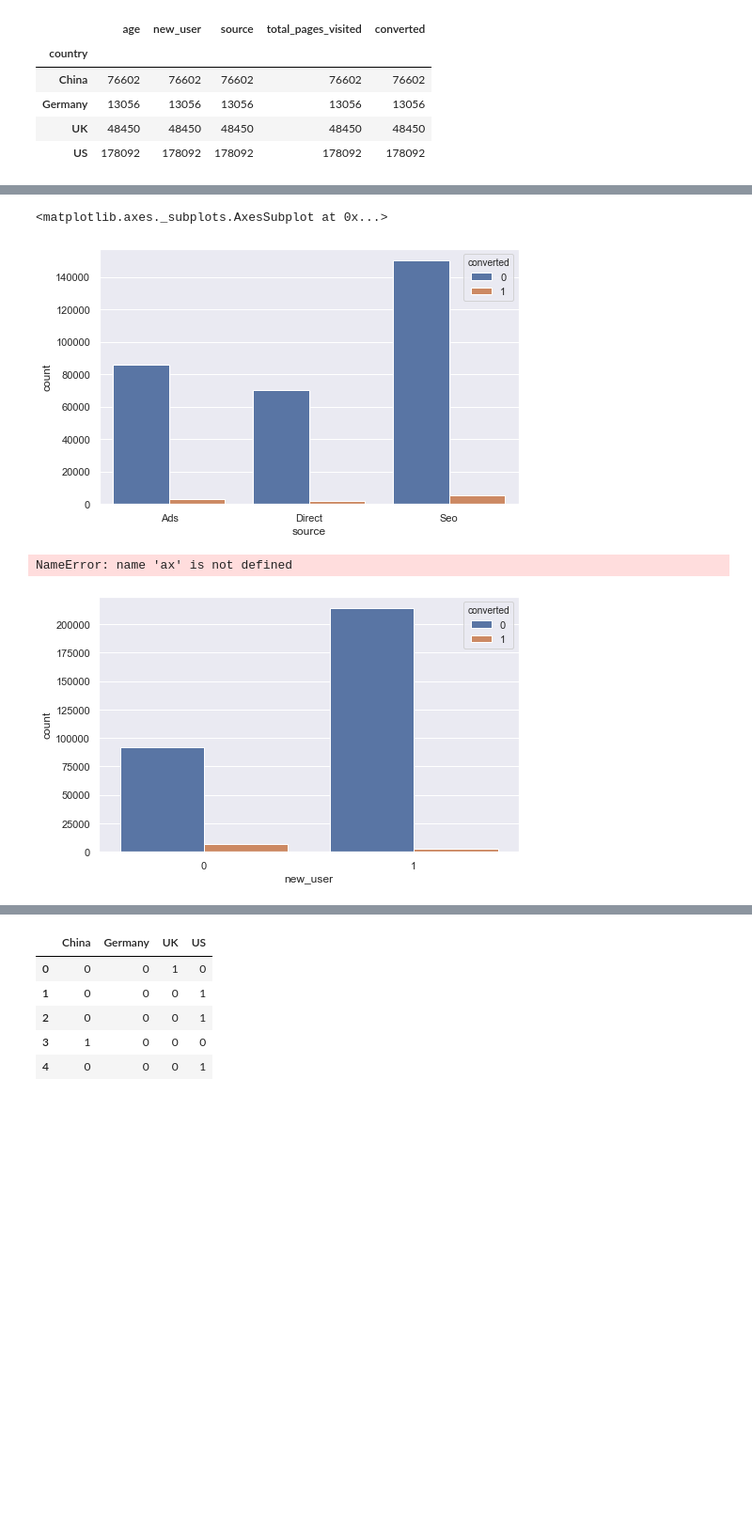
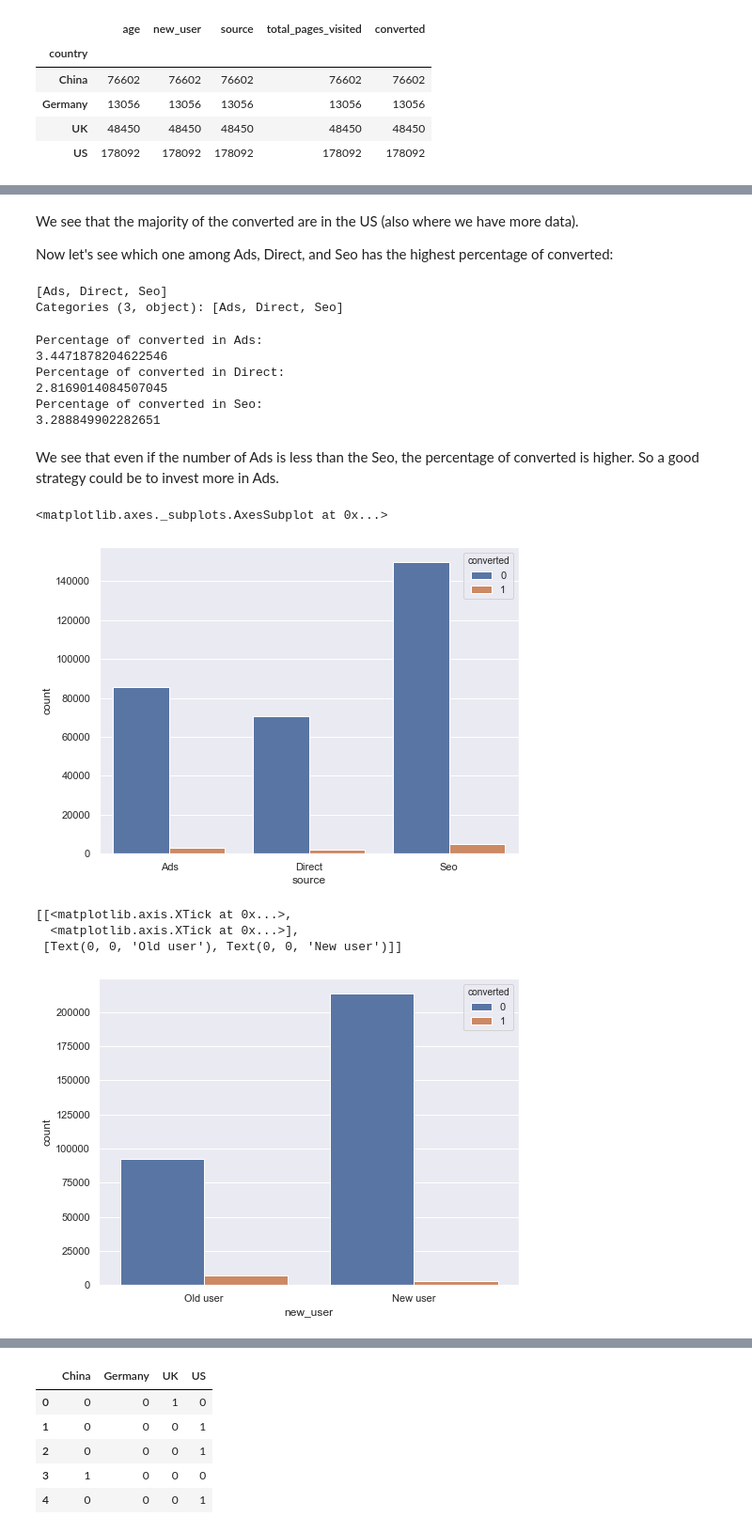
Before and after one commit to carlocis/ML_projects, a Jupyter notebook: S0.4 -- Supervised ML - Decision_Tree-Random_Forest/Random_Forest/Conversion_Rate/Conversion_Rate_Ex.ipynb, the cells around one changed output, grey strips where cells are left out. Shown: that part at 94% size. Saved outputs shown, nothing was run; the diff lists cells and outputs as text; code cells hidden in the pictures; blank space fills up the shorter version.

```diff
--- a/S0.4 -- Supervised ML - Decision_Tree-Random_Forest/Random_Forest/Conversion_Rate/Conversion_Rate_Ex.ipynb
+++ b/S0.4 -- Supervised ML - Decision_Tree-Random_Forest/Random_Forest/Conversion_Rate/Conversion_Rate_Ex.ipynb
@@ -6,6 +28,7 @@ import matplotlib.pyplot as plt
 import warnings
 warnings.filterwarnings('ignore')
 
+# to redefine the types
 dtype_Dict = {'country': 'category',
               'age': 'int8',
               'new_user': 'int8',
@@ -13,6 +36,6 @@ dtype_Dict = {'country': 'category',
               'total_pages_visited': 'int8',
               'converted': 'int8'}
 
-data = pd.read_csv('conversion_data.csv', sep=",", dtype = dtype_Dict)
-sns.set(rc={'figure.figsize':(8,5)})
+conversions = pd.read_csv('conversion_data.csv', sep=",", dtype = dtype_Dict)
+sns.set(rc={'figure.figsize':(8,6)})
 # %%
@@ -76,3 +109,3 @@ data.groupby(['country']).count()
 # %%
-mask = data.age > 100
-data = data[-mask]
+mask = conversions.age > 100
+conversions = conversions[-mask]
@@ -114,11 +175,41 @@ sns.countplot(conversions.country, hue = conversions.converted)
+# %% [markdown]
+We see that the majority of the converted are in the US (also where we have more data).
+
+Now let's see which one among Ads, Direct, and Seo has the highest percentage of converted:
+# %%
+sources = conversions.groupby(['source']).count().index.values
+sources
+# %% [output]
+[Ads, Direct, Seo]
+Categories (3, object): [Ads, Direct, Seo]
+# %%
+for i in range(len(sources)):
+    total_converted = conversions[is_converted].groupby(['source']).count().age[i]
+    total_visitors = conversions.groupby(['source']).count().age[i]
+
+    print("Percentage of converted in "+str(sources[i])+": ")
+    print(total_converted/total_visitors*100)
+# %% [output]
+Percentage of converted in Ads:
+3.4471878204622546
+Percentage of converted in Direct:
+2.8169014084507045
+Percentage of converted in Seo:
+3.288849902282651
+# %% [markdown]
+We see that even if the number of Ads is less than the Seo, the percentage of converted is higher. So a good strategy could be to invest more in Ads.
 # %%
 sns.countplot(conversions.source, hue = conversions.converted)
 # %% [output]
 <matplotlib.axes._subplots.AxesSubplot at 0x...>
-[figure, old version]
+[figure, new version]
 # %%
-sns.countplot(conversions.new_user, hue = conversions.converted)
-ax.set(xticks=range(len(["Old user", "New user"])), xticklabels=["Old user", "New user"])
+ax = sns.countplot(conversions.new_user, hue = conversions.converted)
+ax.set(xticks=range(len(["Old user", "New user"])),
+       xticklabels=["Old user", "New user"])
+#ax.set_title("")
 # %% [output]
-NameError: name 'ax' is not defined
+[[<matplotlib.axis.XTick at 0x...>,
+  <matplotlib.axis.XTick at 0x...>],
+ [Text(0, 0, 'Old user'), Text(0, 0, 'New user')]]
-[figure, old version]
+[figure, new version]
```
Also changed, not shown: parts of 62 cells of this notebook.
